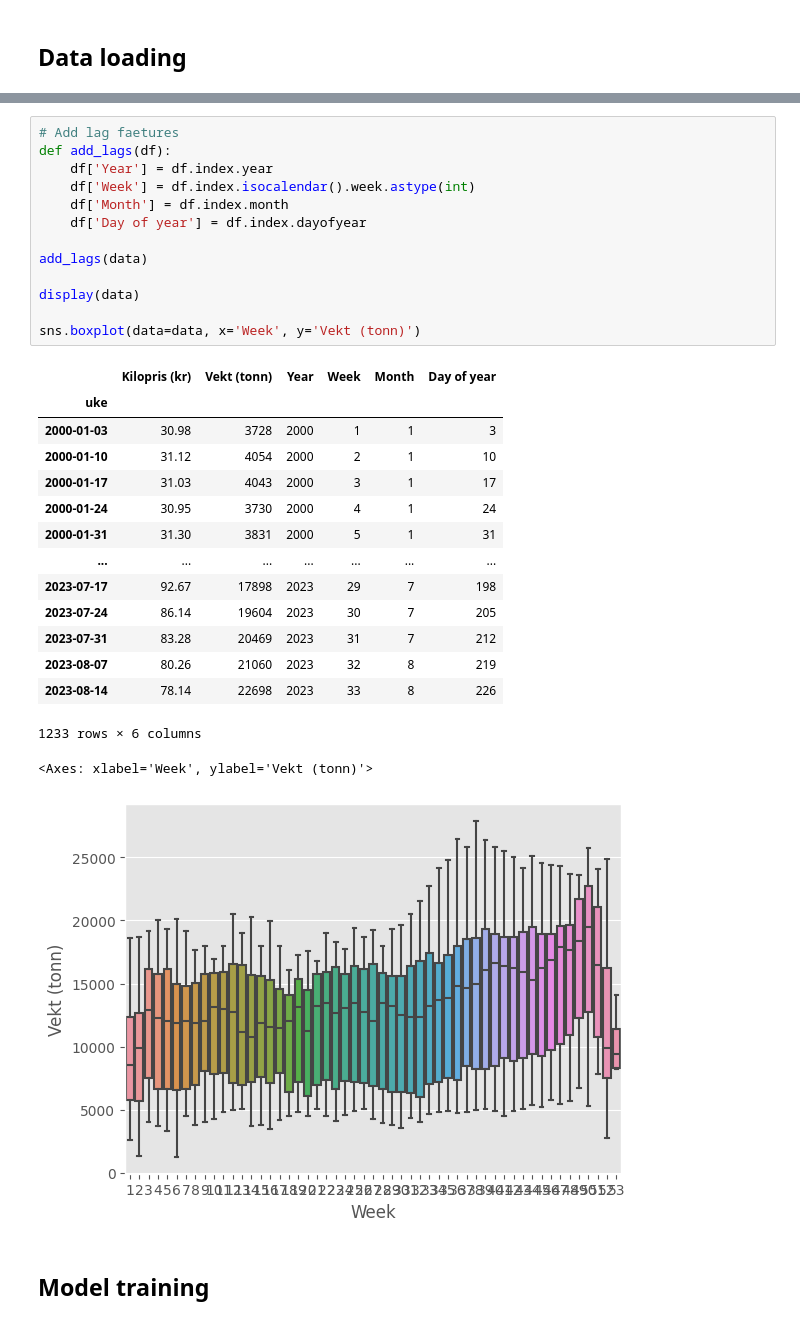
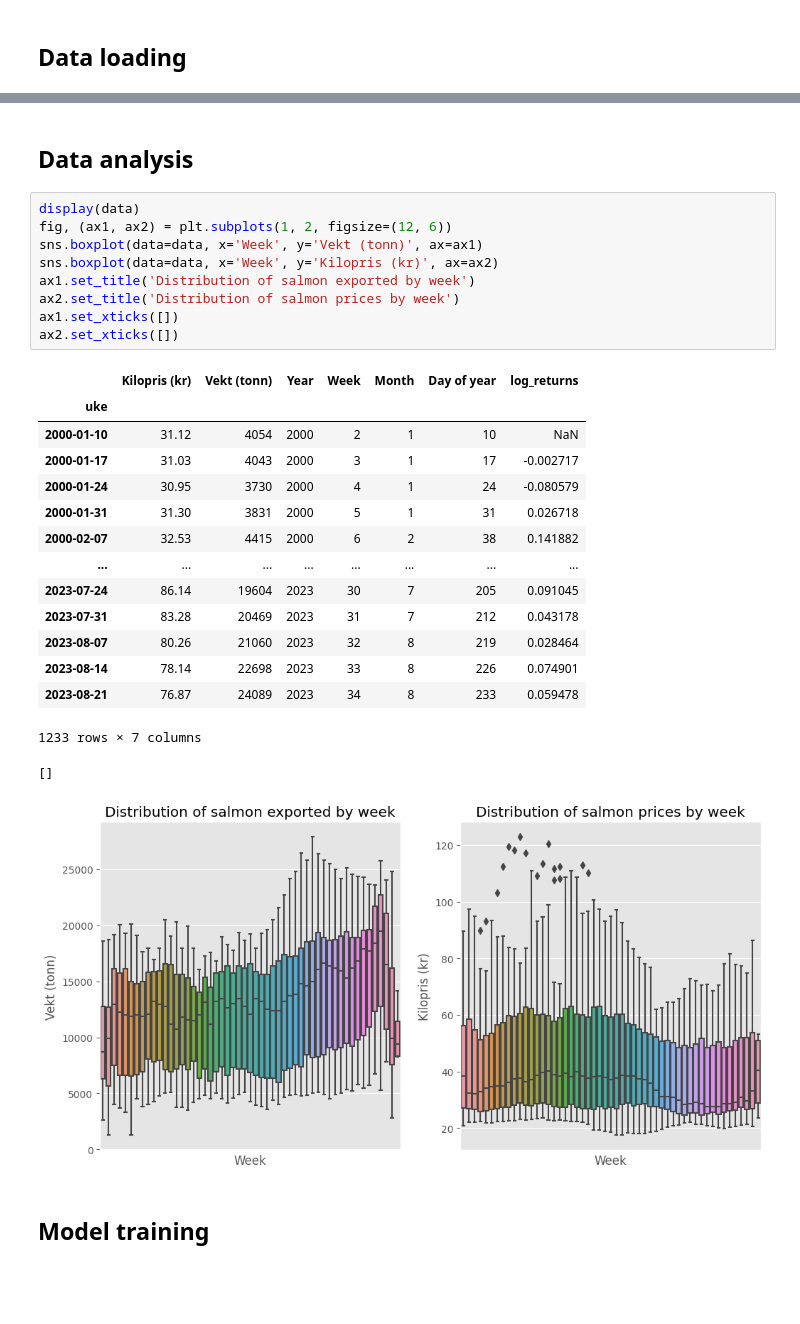
Before and after one commit to jonedamas/data_science_projects, a Jupyter notebook: projects/salmon_price_prediction/pred_xgb.ipynb, the cells around one changed output, grey strips where cells are left out. Cells and saved outputs as stored; diff of their text form; blank space fills up the shorter version.

```diff
--- a/projects/salmon_price_prediction/pred_xgb.ipynb
+++ b/projects/salmon_price_prediction/pred_xgb.ipynb
@@ -52,32 +55,30 @@ fig.tight_layout()
-# %%
-# Add lag faetures
-def add_lags(df):
-    df['Year'] = df.index.year
-    df['Week'] = df.index.isocalendar().week.astype(int)
-    df['Month'] = df.index.month
-    df['Day of year'] = df.index.dayofyear
-
-add_lags(data)
-
-display(data)
-
-sns.boxplot(data=data, x='Week', y='Vekt (tonn)')
-# %% [output]
-|  | Kilopris (kr) | Vekt (tonn) | Year | Week | Month | Day of year |
-| uke |  |  |  |  |  |  |
-| 2000-01-03 | 30.98 | 3728 | 2000 | 1 | 1 | 3 |
-| 2000-01-10 | 31.12 | 4054 | 2000 | 2 | 1 | 10 |
-| 2000-01-17 | 31.03 | 4043 | 2000 | 3 | 1 | 17 |
-| 2000-01-24 | 30.95 | 3730 | 2000 | 4 | 1 | 24 |
-| 2000-01-31 | 31.30 | 3831 | 2000 | 5 | 1 | 31 |
-| ... | ... | ... | ... | ... | ... | ... |
-| 2023-07-17 | 92.67 | 17898 | 2023 | 29 | 7 | 198 |
-| 2023-07-24 | 86.14 | 19604 | 2023 | 30 | 7 | 205 |
-| 2023-07-31 | 83.28 | 20469 | 2023 | 31 | 7 | 212 |
-| 2023-08-07 | 80.26 | 21060 | 2023 | 32 | 8 | 219 |
-| 2023-08-14 | 78.14 | 22698 | 2023 | 33 | 8 | 226 |
-1233 rows × 6 columns
-<Axes: xlabel='Week', ylabel='Vekt (tonn)'>
-[figure, removed]
+# %% [markdown]
+## Data analysis
+# %%
+display(data)
+fig, (ax1, ax2) = plt.subplots(1, 2, figsize=(12, 6))
+sns.boxplot(data=data, x='Week', y='Vekt (tonn)', ax=ax1)
+sns.boxplot(data=data, x='Week', y='Kilopris (kr)', ax=ax2)
+ax1.set_title('Distribution of salmon exported by week')
+ax2.set_title('Distribution of salmon prices by week')
+ax1.set_xticks([])
+ax2.set_xticks([])
+# %% [output]
+|  | Kilopris (kr) | Vekt (tonn) | Year | Week | Month | Day of year | log_returns |
+| uke |  |  |  |  |  |  |  |
+| 2000-01-10 | 31.12 | 4054 | 2000 | 2 | 1 | 10 | NaN |
+| 2000-01-17 | 31.03 | 4043 | 2000 | 3 | 1 | 17 | -0.002717 |
+| 2000-01-24 | 30.95 | 3730 | 2000 | 4 | 1 | 24 | -0.080579 |
+| 2000-01-31 | 31.30 | 3831 | 2000 | 5 | 1 | 31 | 0.026718 |
+| 2000-02-07 | 32.53 | 4415 | 2000 | 6 | 2 | 38 | 0.141882 |
+| ... | ... | ... | ... | ... | ... | ... | ... |
+| 2023-07-24 | 86.14 | 19604 | 2023 | 30 | 7 | 205 | 0.091045 |
+| 2023-07-31 | 83.28 | 20469 | 2023 | 31 | 7 | 212 | 0.043178 |
+| 2023-08-07 | 80.26 | 21060 | 2023 | 32 | 8 | 219 | 0.028464 |
+| 2023-08-14 | 78.14 | 22698 | 2023 | 33 | 8 | 226 | 0.074901 |
+| 2023-08-21 | 76.87 | 24089 | 2023 | 34 | 8 | 233 | 0.059478 |
+1233 rows × 7 columns
+[]
+[figure, added]
 # %% [markdown]
 ## Model training
```
Also changed, not shown: parts of 6 cells of this notebook, 4 other files.
